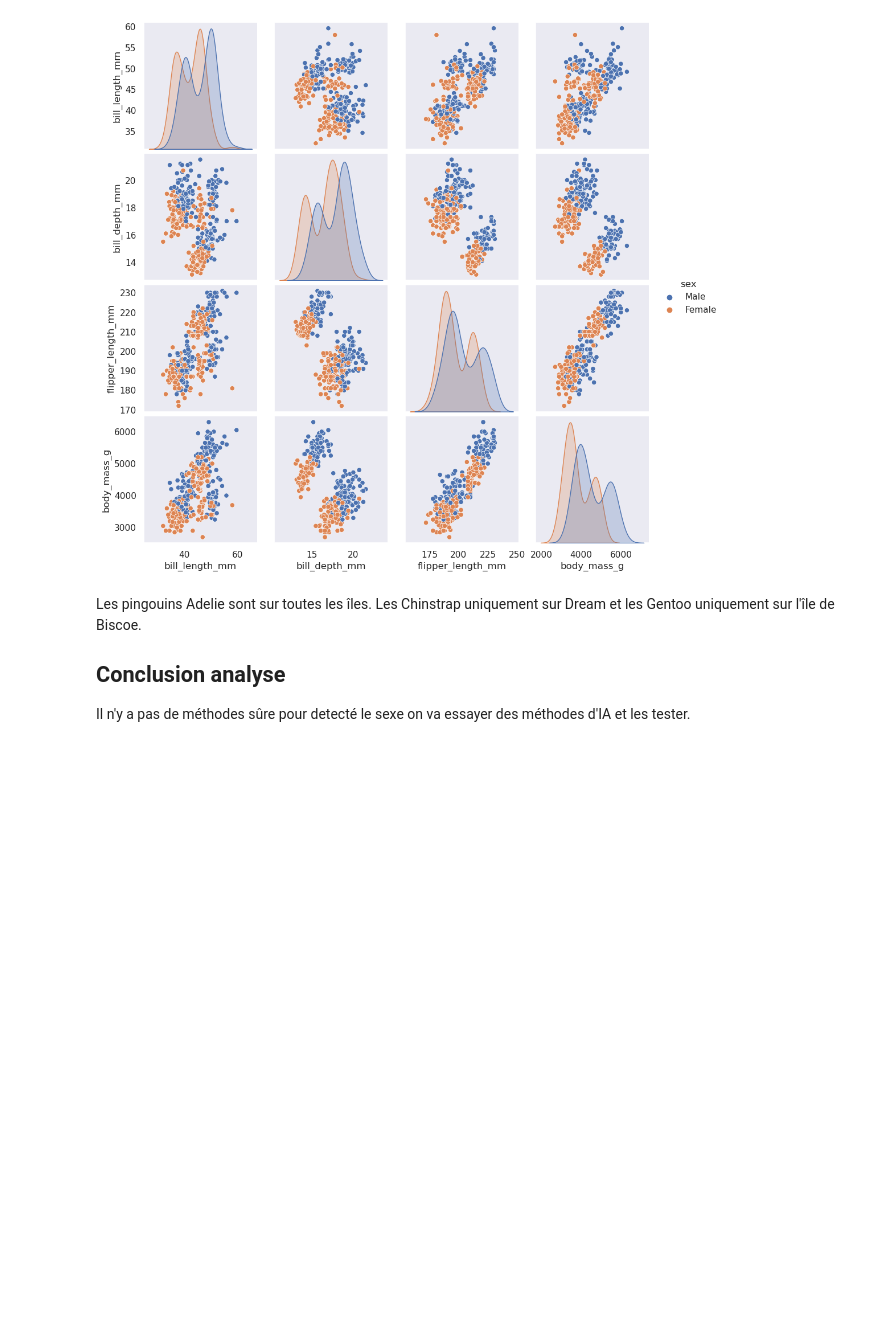
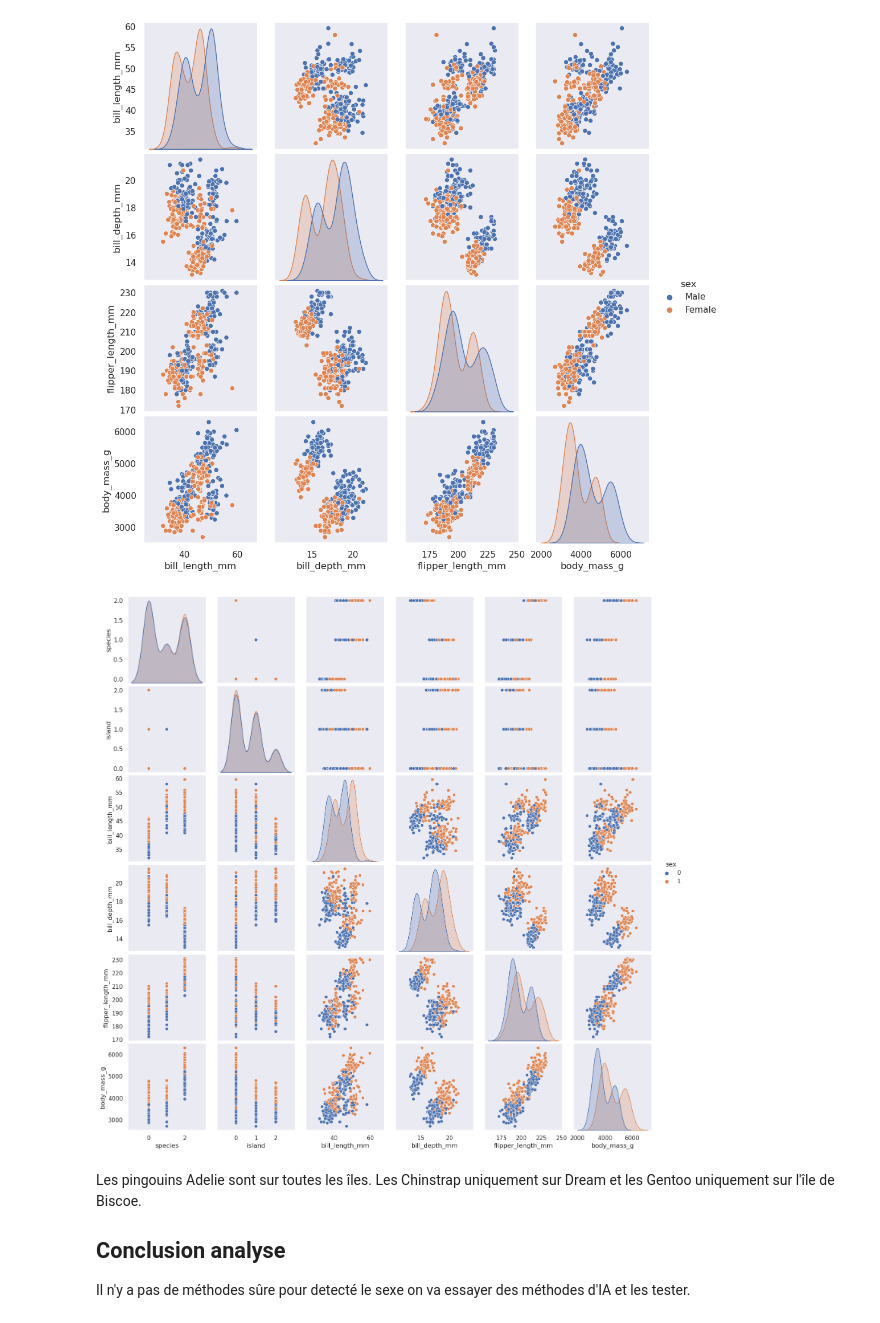
Before and after one commit to barrmath/web_pingouin, a Jupyter notebook: Passion_Pingouins.ipynb, the cells around one changed output. Cells and saved outputs as stored; diff of their text form; code cells hidden in the pictures; blank space fills up the shorter version.

```diff
--- a/Passion_Pingouins.ipynb
+++ b/Passion_Pingouins.ipynb
@@ -210,6 +210,12 @@ joblib.dump(Le_island, open(chemin_label + 'label_island.pkl', "wb"))
 Le_species = LabelEncoder()
 data['species'] = Le_species.fit_transform(data['species'])
 joblib.dump(Le_species, open(chemin_label + 'label_species.pkl', "wb"))
+# %%
+ax = sns.pairplot(data,hue='sex')
+plt.savefig(chemin_img+"pairplot_norm.jpg")
+plt.show()
+# %% [output]
+[figure, added]
 # %% [markdown]
 Les pingouins Adelie sont sur toutes les îles. Les Chinstrap uniquement sur Dream et les Gentoo uniquement sur l'île de Biscoe.
 ## Conclusion analyse
```
Also changed, not shown: parts of 5 cells of this notebook, 12 other files.
